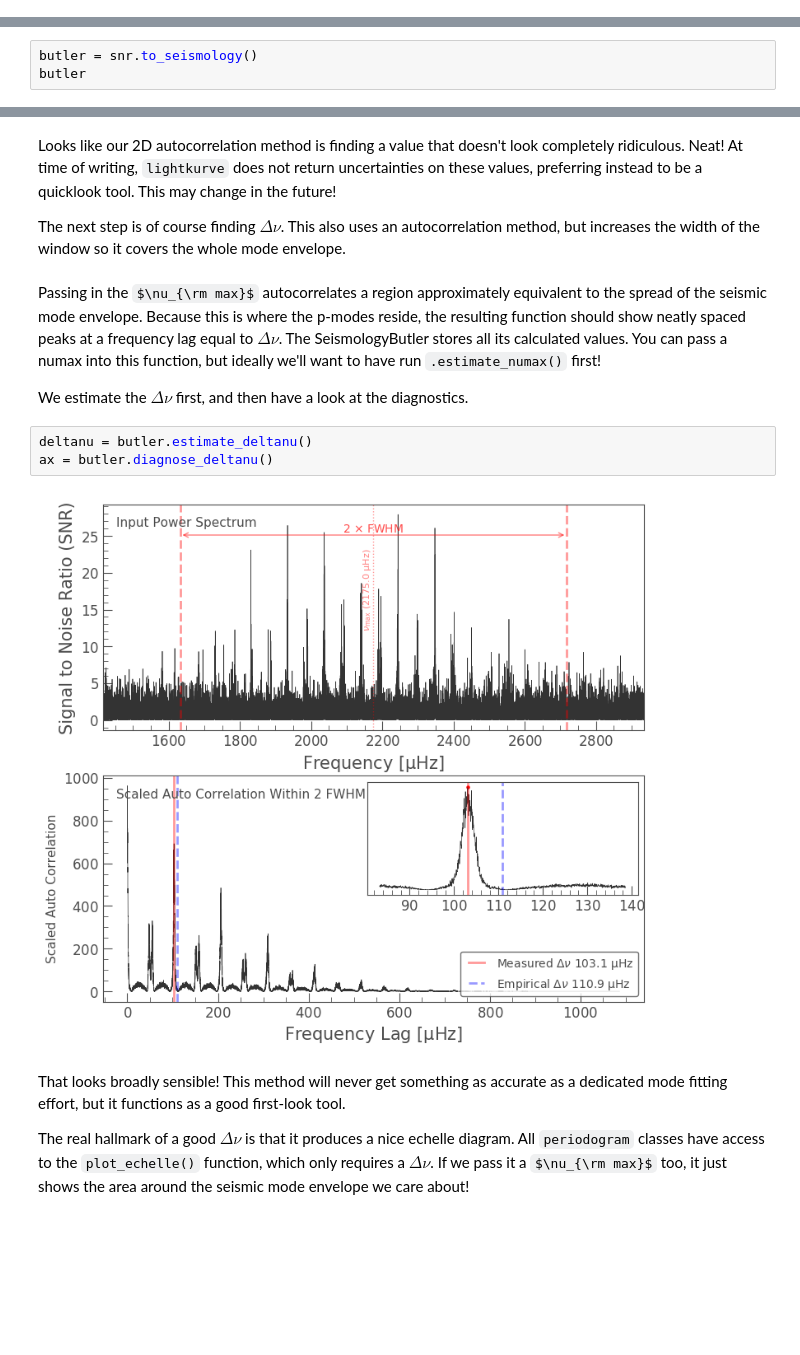
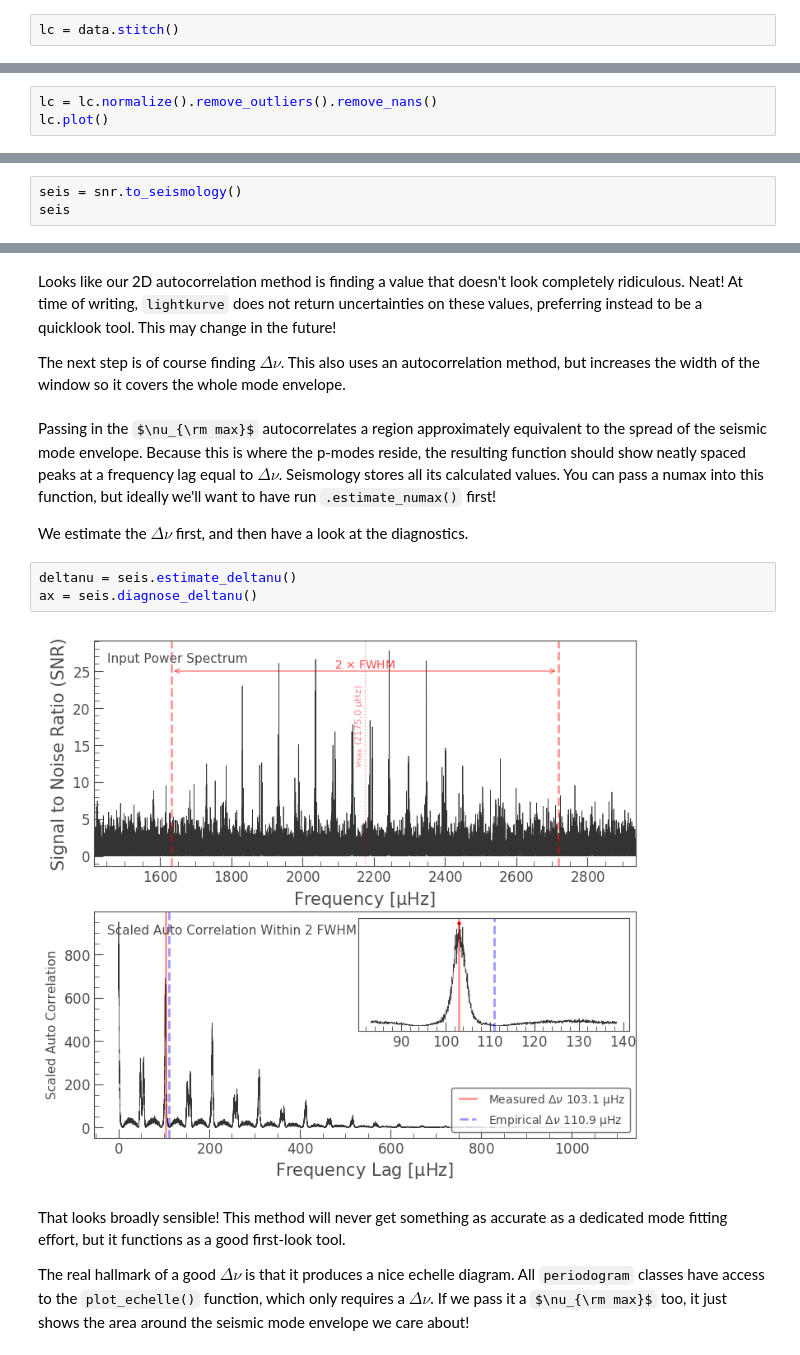
Before and after one commit to ojhall94/TASC5_lightkurve, a Jupyter notebook: Notebooks/Rudy-example.ipynb, the cells around one changed output, grey strips where cells are left out. Drawn from its saved outputs; the diff is of its cells as text; some formulas as TeX source; blank space fills up the shorter version.

```diff
--- a/Notebooks/Rudy-example.ipynb
+++ b/Notebooks/Rudy-example.ipynb
@@ -55,0 +54,2 @@ for d in data[1:]:
+# %%
+lc = data.stitch()
@@ -62,0 +67,3 @@ lc.plot()
+# %%
+lc = lc.normalize().remove_outliers().remove_nans()
+lc.plot()
@@ -134,4 +144,4 @@ The seismology tools are all together in a seperate sub-module, handled by `Seis
 # %%
-butler = snr.to_seismology()
-butler
+seis = snr.to_seismology()
+seis
 # %% [output]
@@ -170,14 +177,14 @@ Looks like our 2D autocorrelation method is finding a value that doesn't look co
 
 The next step is of course finding $\Delta\nu$. This also uses an autocorrelation method, but increases the width of the window so it covers the whole mode envelope.
 # %% [markdown]
-Passing in the $\nu_{\rm max}$ autocorrelates a region approximately equivalent to the spread of the seismic mode envelope. Because this is where the p-modes reside, the resulting function should show neatly spaced peaks at a frequency lag equal to $\Delta\nu$. The SeismologyButler stores all its calculated values. You can pass a numax into this function, but ideally we'll want to have run `.estimate_numax()` first!
+Passing in the $\nu_{\rm max}$ autocorrelates a region approximately equivalent to the spread of the seismic mode envelope. Because this is where the p-modes reside, the resulting function should show neatly spaced peaks at a frequency lag equal to $\Delta\nu$. Seismology stores all its calculated values. You can pass a numax into this function, but ideally we'll want to have run `.estimate_numax()` first!
 
 We estimate the $\Delta\nu$ first, and then have a look at the diagnostics.
 # %%
-deltanu = butler.estimate_deltanu()
-ax = butler.diagnose_deltanu()
+deltanu = seis.estimate_deltanu()
+ax = seis.diagnose_deltanu()
 # %% [output]
-[figure, old version]
+[figure, new version]
 # %% [markdown]
 That looks broadly sensible! This method will never get something as accurate as a dedicated mode fitting effort, but it functions as a good first-look tool.
 
```
Also changed, not shown: parts of 31 cells of this notebook, 2 other files.
